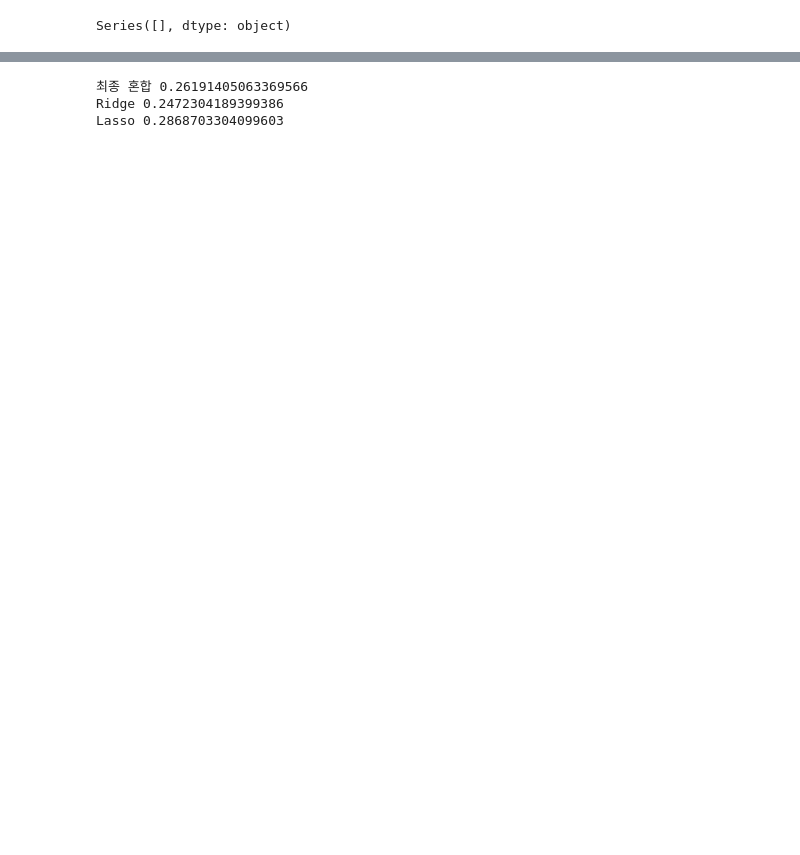
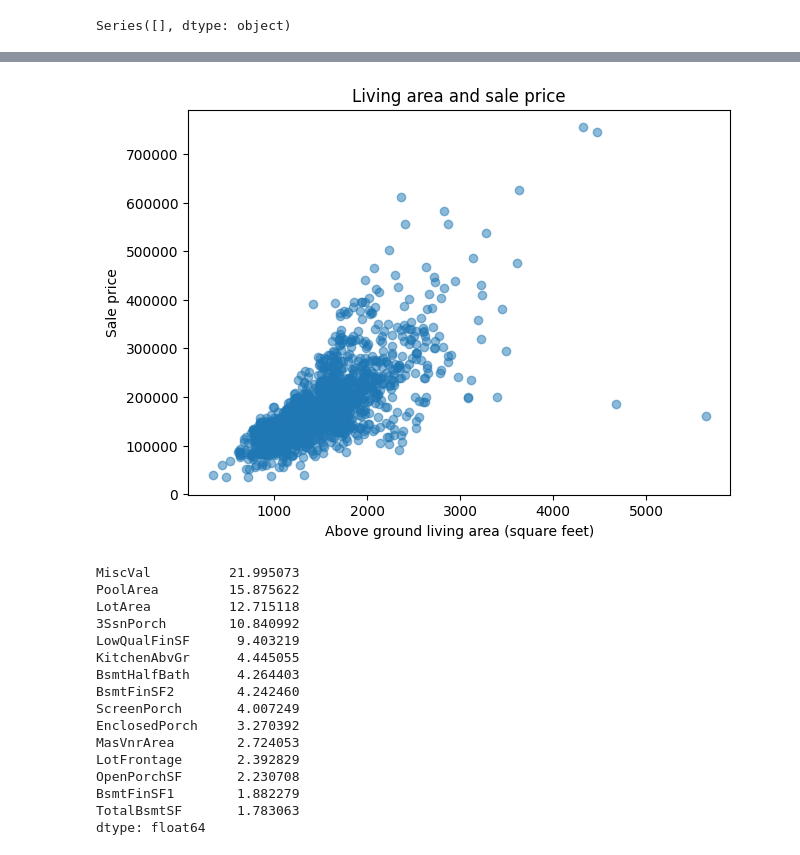
Before and after one commit to Kyoeun33/18_kdt_mechinelearning, a Jupyter notebook: ch05/5_4.ipynb, the cells around one changed output, grey strips where cells are left out. Saved outputs shown, nothing was run; the diff lists cells and outputs as text; code cells hidden in the pictures; blank space fills up the shorter version.

```diff
--- a/ch05/5_4.ipynb
+++ b/ch05/5_4.ipynb
@@ -425,24 +195,49 @@ visualize_ft_importances(models)
-# %%
-def get_rmse_pred(preds):
-    for key in preds.keys():
-        pred_value = preds[key]
-        mse = mean_squared_error(y_test, pred_value)
-        rmse = np.sqrt(mse)
-        print(key,rmse)
-
-ridge_reg = Ridge(alpha= 8)
-ridge_reg.fit(X_train, y_train)
-lasso_reg = Lasso(alpha= 0.001)
-lasso_reg.fit(X_train , y_train)
-
-
-ridge_pred = ridge_reg.predict(X_test)
-Lasso_pred = lasso_reg.predict(X_test)
-
-pred = 0.4 * ridge_pred + 0.6 * Lasso_pred
-preds = {"최종 혼합":pred , "Ridge" : ridge_pred, "Lasso" : Lasso_pred}
-get_rmse_pred(preds)
-# %% [output]
-최종 혼합 0.26191405063369566
-Ridge 0.2472304189399386
-Lasso 0.2868703304099603
+# %%
+from sklearn.model_selection import train_test_split
+from sklearn.compose import ColumnTransformer
+from sklearn.pipeline import Pipeline
+from sklearn.impute import SimpleImputer
+from sklearn.preprocessing import StandardScaler, OneHotEncoder
+from sklearn.linear_model import LinearRegression, Ridge, Lasso
+from sklearn.metrics import mean_squared_error
+from sklearn.model_selection import GridSearchCV
+
+raw_data = df_org.drop(
+    columns=["Id", "PoolQC", "MiscFeature", "Alley", "Fence", "FireplaceQu"],
+    errors="ignore"
+).copy()
+y_target = np.log1p(raw_data.pop("SalePrice"))
+X_features = raw_data
+
+X_train, X_test, y_train, y_test = train_test_split(
+    X_features, y_target, test_size=0.2, random_state=156
+)
+# %%
+plt.figure(figsize=(7, 5))
+plt.scatter(df_org["GrLivArea"], df_org["SalePrice"], alpha=0.5)
+plt.xlabel("Above ground living area (square feet)")
+plt.ylabel("Sale price")
+plt.title("Living area and sale price")
+plt.show()
+
+numeric_train = X_train.select_dtypes(include="number")
+skew_values = numeric_train.skew().sort_values(ascending=False)
+print(skew_values.abs().sort_values(ascending=False).head(15))
+# %% [output]
+[figure, added]
+MiscVal          21.995073
+PoolArea         15.875622
+LotArea          12.715118
+3SsnPorch        10.840992
+LowQualFinSF      9.403219
+KitchenAbvGr      4.445055
+BsmtHalfBath      4.264403
+BsmtFinSF2        4.242460
+ScreenPorch       4.007249
+EnclosedPorch     3.270392
+MasVnrArea        2.724053
+LotFrontage       2.392829
+OpenPorchSF       2.230708
+BsmtFinSF1        1.882279
+TotalBsmtSF       1.783063
+dtype: float64
```
Also changed, not shown: parts of 28 cells of this notebook, 19 other files.
